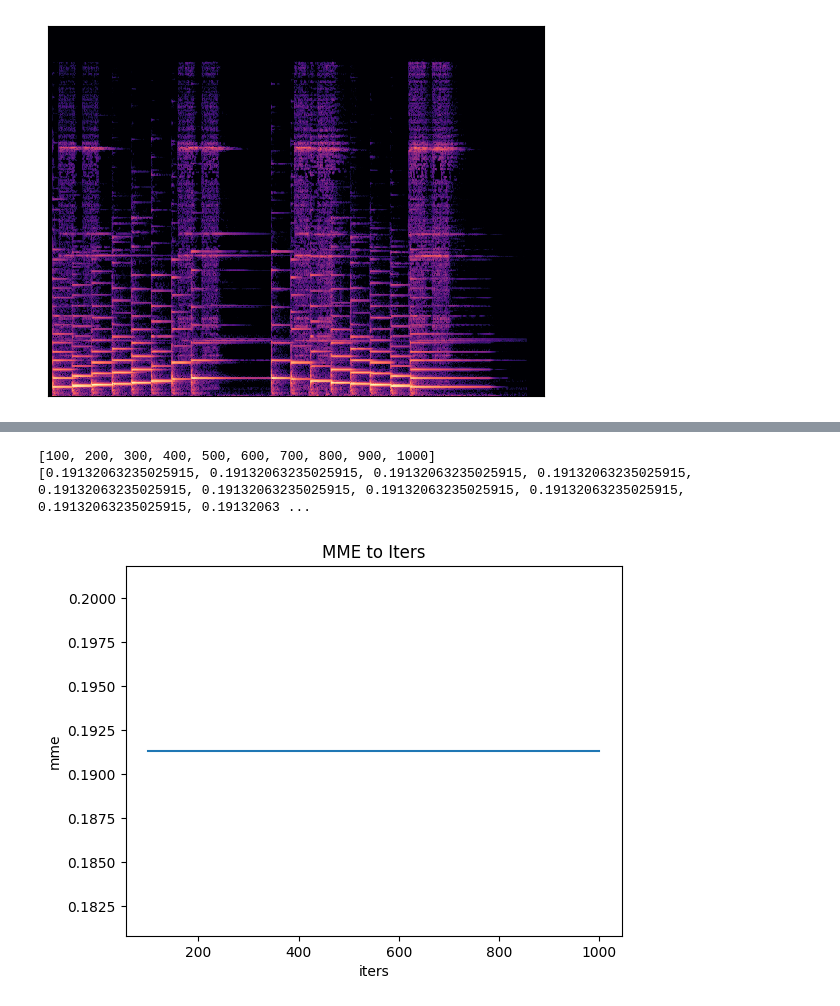
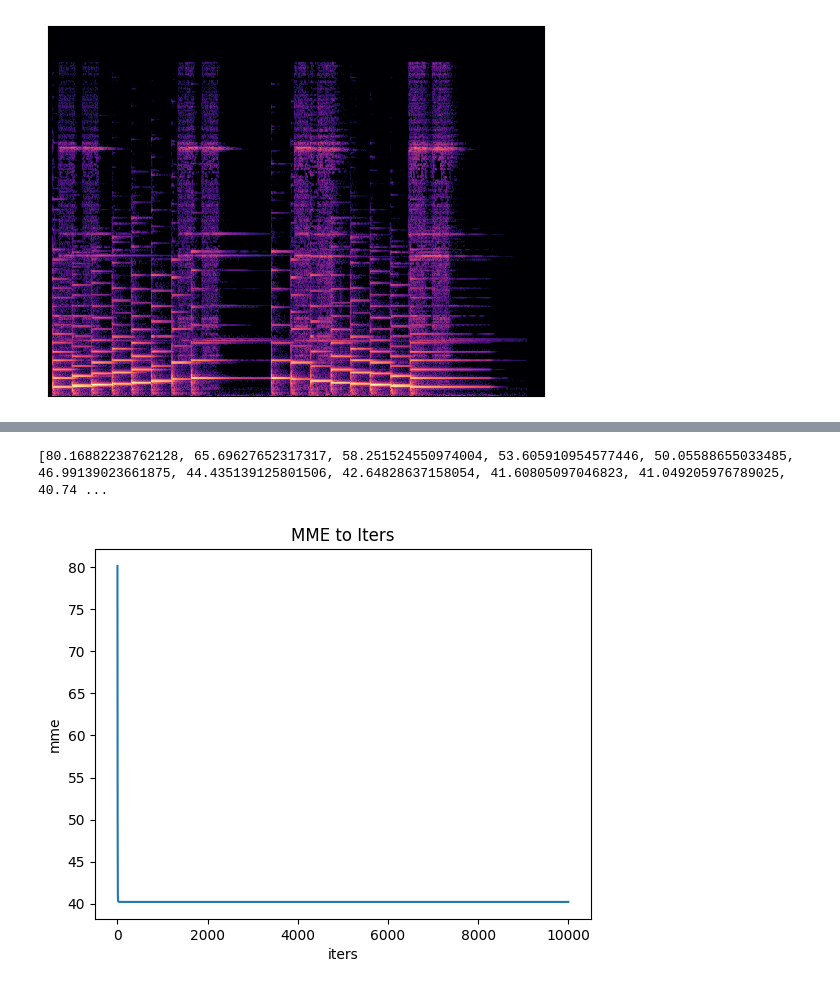
Before and after one commit to denhumen/source_separation_project, a Jupyter notebook: src/plots.ipynb, the cells around one changed output, grey strips where cells are left out. Drawn from its saved outputs; the diff is of its cells as text; code cells hidden in the pictures.

Commit message:
added mnmf, peformed , some testing, additioanl code for plotting...

```diff
--- a/src/plots.ipynb
+++ b/src/plots.ipynb
@@ -7,10 +8,10 @@ import IPython.display as ipd
 # %%
-def nndsvd_initialization(A, rank):
+def nndsvd_initialization(a, rank):
 
-    u, s, v = np.linalg.svd(A, full_matrices=False)
+    u, s, v = np.linalg.svd(a, full_matrices=False)
     v = v.T
-    w = np.zeros((A.shape[0], rank))
-    h = np.zeros((rank, A.shape[1]))
+    w = np.zeros((a.shape[0], rank))
+    h = np.zeros((rank, a.shape[1]))
 
     w[:, 0] = np.sqrt(s[0]) * np.abs(u[:, 0])
     h[0, :] = np.sqrt(s[0]) * np.abs(v[:, 0].T)
@@ -43,10 +44,10 @@ def nndsvd_initialization(A, rank):
 
 
 def divergence(V,W,H):
-    return np.sum(V * np.log((V) / (W @ H)) - V + W @ H)
+    return 1/2*np.linalg.norm(W@H-V)
 
 
-def NMF(V, S, MAXITER, threshold = 1e-12):
+def NMF(V, S, MAXITER = 5000, threshold = 1e-12):
 
     counter = 0
     cost_function = []
@@ -65,7 +66,7 @@ def NMF(V, S, MAXITER, threshold = 1e-12):
         cost_function.append(beta_divergence)
         counter += 1
 
-    return W, H
+    return W, H, cost_function
 # %%
 FRAME1 = 1024
 HOP = 512
@@ -91,0 +86,3 @@ W, H = NMF(magnitude, channels, 10000)
+# %%
+channels = 8
+W, H, cost_func = NMF(magnitude, channels, MAXITER = 10000)
@@ -168,19 +165,16 @@ def data_getter(channels = 16):
         mse_res.append(res)
     return iters, mse_res
 # %%
-iters, mse_res = data_getter()
-print(iters)
-print(mse_res)
-plt.plot(iters, mse_res)
+print(cost_func)
+plt.plot(list(range(len(cost_func))), cost_func)
 
 # Adding labels and title
 plt.xlabel('iters')
 plt.ylabel('mme')
 plt.title('MME to Iters')
 
 # Display the graph
 plt.show()
 # %% [output]
-[100, 200, 300, 400, 500, 600, 700, 800, 900, 1000]
-[0.19132063235025915, 0.19132063235025915, 0.19132063235025915, 0.19132063235025915, 0.19132063235025915, 0.19132063235025915, 0.19132063235025915, 0.19132063235025915, 0.19132063235025915, 0.19132063 ...
+[80.16882238762128, 65.69627652317317, 58.251524550974004, 53.605910954577446, 50.05588655033485, 46.99139023661875, 44.435139125801506, 42.64828637158054, 41.60805097046823, 41.049205976789025, 40.74 ...
-[figure, old version]
+[figure, new version]
```
Also changed, not shown: parts of 9 cells of this notebook, 21 other files.
